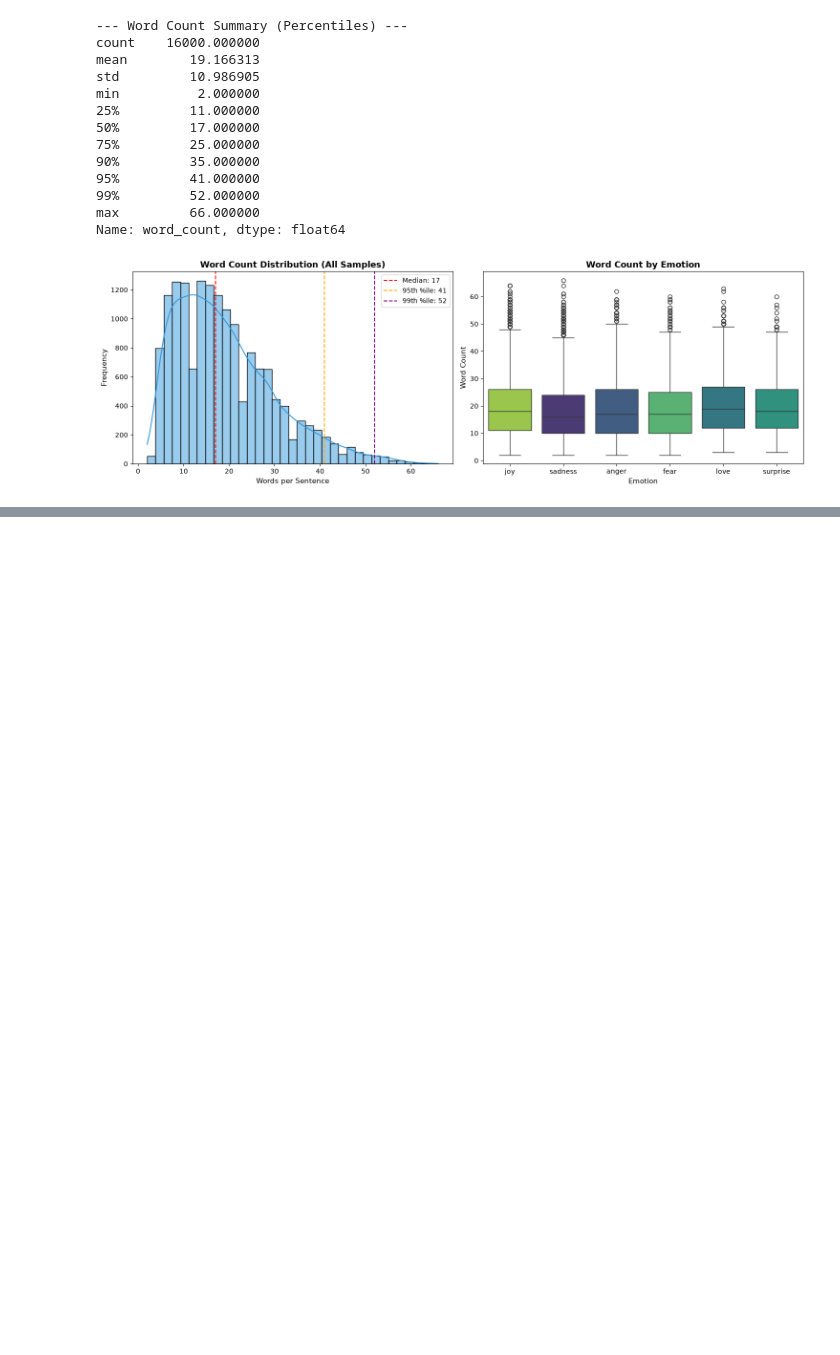
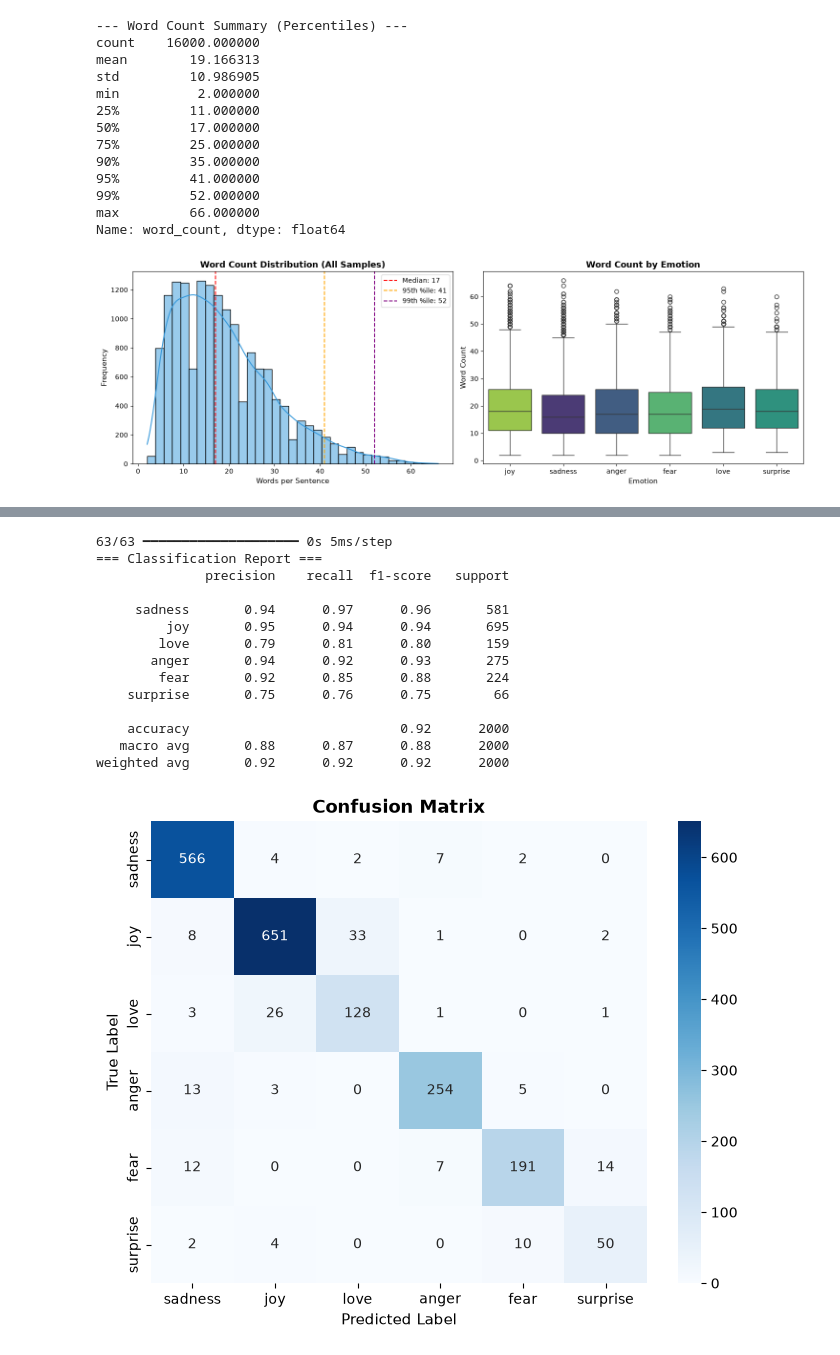
Before and after one commit to Shah-123/Emotion_detection, a Jupyter notebook: Emotion.ipynb, the cells around one changed output, grey strips where cells are left out. Drawn from its saved outputs; the diff is of its cells as text; code cells hidden in the pictures; blank space fills up the shorter version.

```diff
--- a/Emotion.ipynb
+++ b/Emotion.ipynb
@@ -198,0 +264,2 @@ ModuleNotFoundError: No module named 'tensorflow'
+# %%
+padded_test_sequence = pad_sequences(test_sequence, padding = 'post', maxlen=50, truncating= 'post')
@@ -198,0 +543,37 @@ ModuleNotFoundError: No module named 'tensorflow'
+# %%
+from sklearn.metrics import classification_report, confusion_matrix
+import seaborn as sns
+
+# 1. Generate predictions on test data
+y_pred_probs = bilstm_model.predict(padded_test_sequence)
+y_pred = np.argmax(y_pred_probs, axis=1)
+
+# 2. Detailed Classification Report (Precision, Recall, F1 per class)
+print("=== Classification Report ===")
+print(classification_report(test_label, y_pred, target_names=names))
+
+# 3. Confusion Matrix Heatmap
+cm = confusion_matrix(test_label, y_pred)
+plt.figure(figsize=(8, 6))
+sns.heatmap(cm, annot=True, fmt='d', cmap='Blues',
+            xticklabels=names, yticklabels=names)
+plt.title('Confusion Matrix', fontsize=13, fontweight='bold')
+plt.xlabel('Predicted Label', fontsize=11)
+plt.ylabel('True Label', fontsize=11)
+plt.show()
+# %% [output]
+63/63 ━━━━━━━━━━━━━━━━━━━━ 0s 5ms/step
+=== Classification Report ===
+              precision    recall  f1-score   support
+
+     sadness       0.94      0.97      0.96       581
+         joy       0.95      0.94      0.94       695
+        love       0.79      0.81      0.80       159
+       anger       0.94      0.92      0.93       275
+        fear       0.92      0.85      0.88       224
+    surprise       0.75      0.76      0.75        66
+
+    accuracy                           0.92      2000
+   macro avg       0.88      0.87      0.88      2000
+weighted avg       0.92      0.92      0.92      2000
+[figure, added]
```
Also changed, not shown: parts of 26 cells of this notebook.
